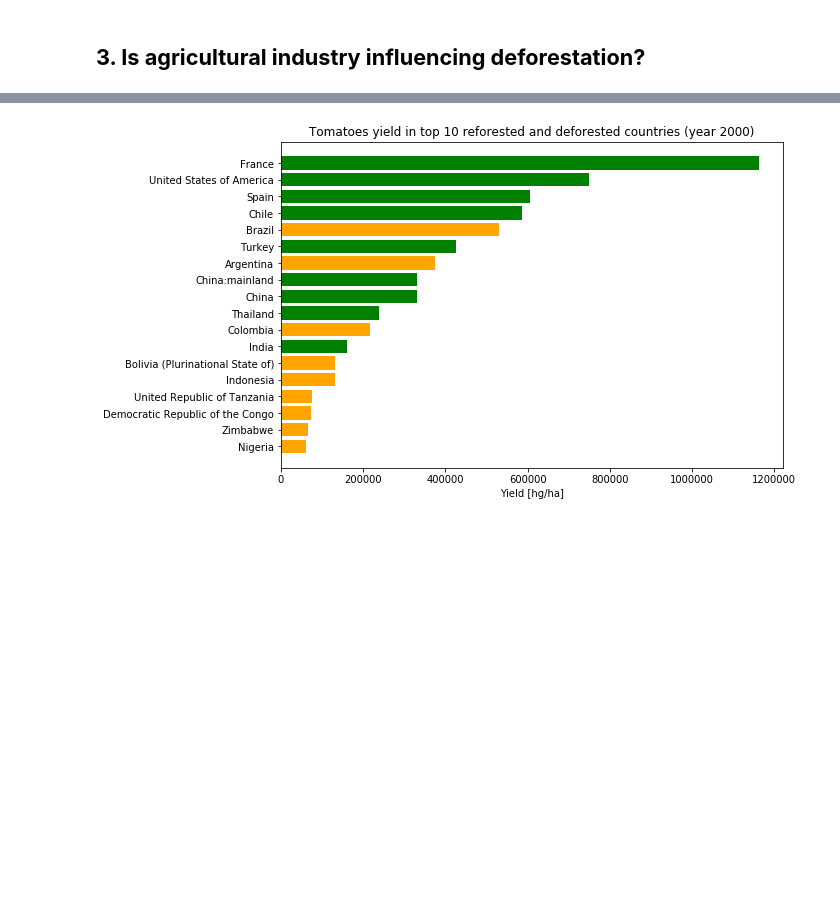
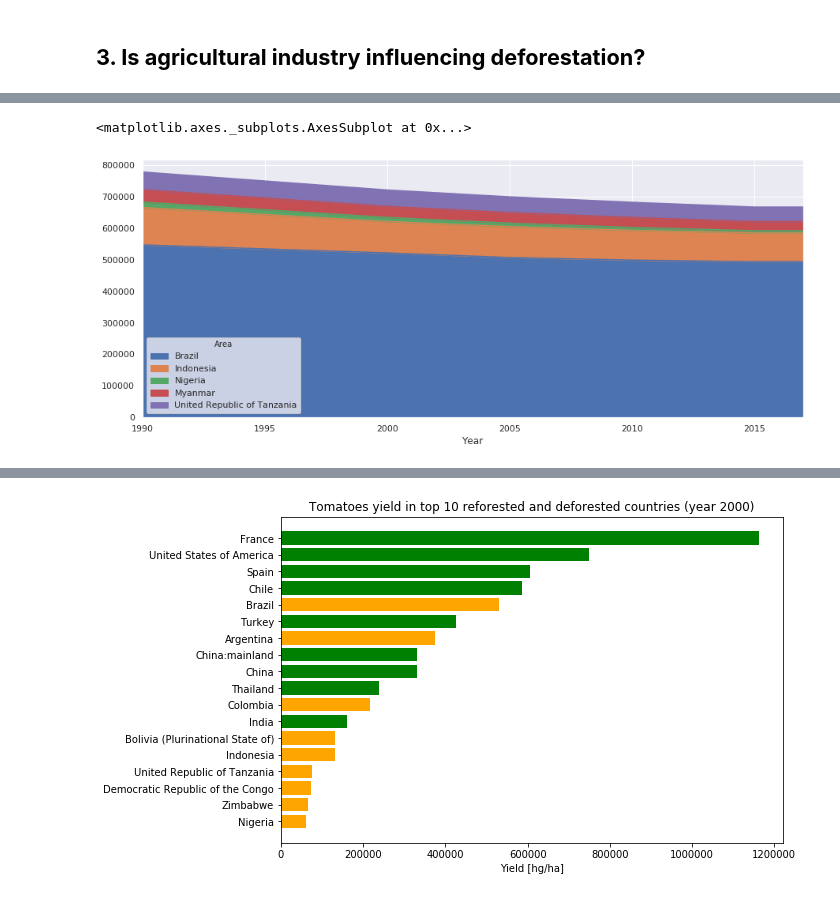
Before and after one commit to kostelansky17/disappearing_forests, a Jupyter notebook: main_yeh.ipynb, the cells around one changed output, grey strips where cells are left out. Cells and saved outputs as stored; diff of their text form; code cells hidden in the pictures; blank space fills up the shorter version.

```diff
--- a/main_yeh.ipynb
+++ b/main_yeh.ipynb
@@ -827,0 +880,6 @@ trade_all
+# %%
+# plot the trend of forest areas in the 5 nations
+land_use_forest.loc[forest_areas_diff[:5].index].T.plot.area(figsize=(15,6))
+# %% [output]
+<matplotlib.axes._subplots.AxesSubplot at 0x...>
+[figure, added]
```
Also changed, not shown: parts of 18 cells of this notebook.
